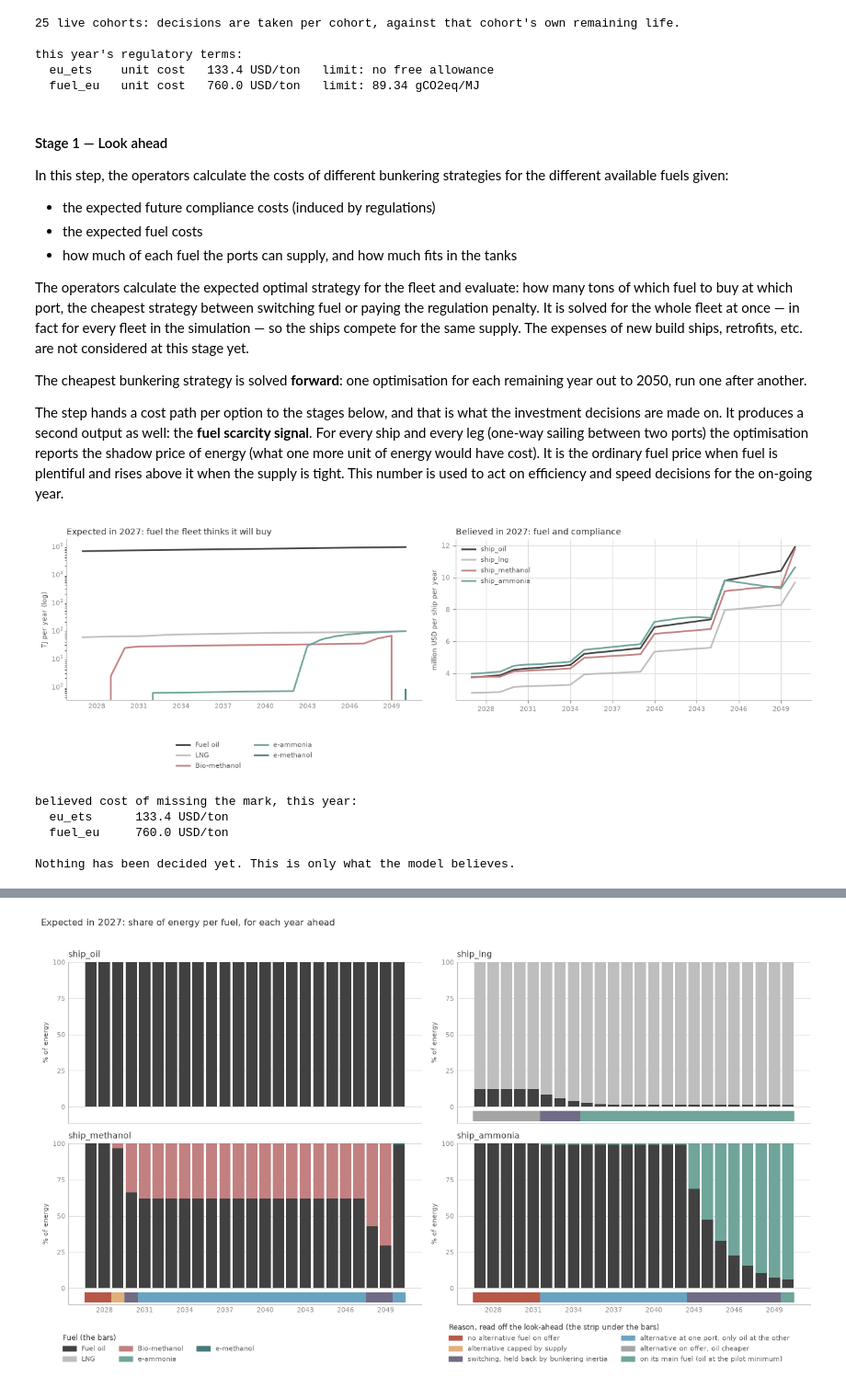
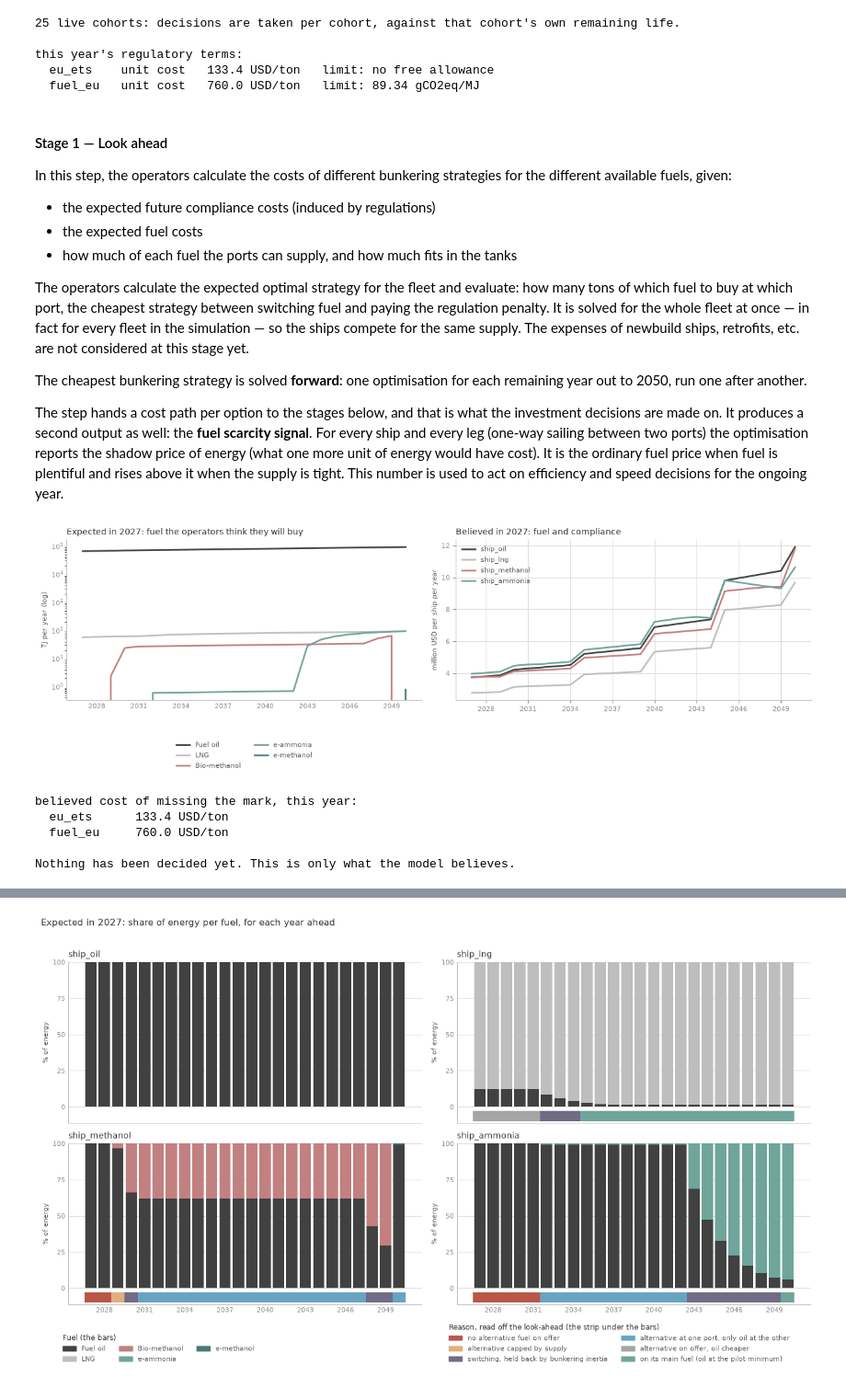
Before and after one commit to zerocarbonshipping/navigate-zcs, a Jupyter notebook: docs/workshop/02-understand-navigate.ipynb, the cells around one changed output, grey strips where cells are left out. Shown at 92% size. Drawn from its saved outputs; the diff is of its cells as text; code cells hidden in the pictures.

```diff
--- a/docs/workshop/02-understand-navigate.ipynb
+++ b/docs/workshop/02-understand-navigate.ipynb
@@ -2092,18 +2092,18 @@ this year's regulatory terms:
 # %% [markdown]
 #### Stage 1 — Look ahead
 
-In this step, the operators calculate the costs of different bunkering strategies for the different available fuels given:
+In this step, the operators calculate the costs of different bunkering strategies for the different available fuels, given:
 - the expected future compliance costs (induced by regulations)
 - the expected fuel costs
 - how much of each fuel the ports can supply, and how much fits in the tanks
 
-The operators calculate the expected optimal strategy for the fleet and evaluate: how many tons of which fuel to buy at which port, the cheapest strategy between switching fuel or paying the regulation penalty. It is solved for the whole fleet at once — in fact for every fleet in the simulation — so the ships compete for the same supply. The expenses of new build ships, retrofits, etc. are not considered at this stage yet.
+The operators calculate the expected optimal strategy for the fleet and evaluate: how many tons of which fuel to buy at which port, the cheapest strategy between switching fuel and paying the regulation penalty. It is solved for the whole fleet at once — in fact for every fleet in the simulation — so the ships compete for the same supply. The expenses of newbuild ships, retrofits, etc. are not considered at this stage yet.
 
 The cheapest bunkering strategy is solved **forward**: one optimisation for each remaining year out to 2050, run one after another.
 
-The step hands a cost path per option to the stages below, and that is what the investment decisions are made on. It produces a second output as well: the **fuel scarcity signal**. For every ship and every leg (one-way sailing between two ports) the optimisation reports the shadow price of energy (what one more unit of energy would have cost). It is the ordinary fuel price when fuel is plentiful and rises above it when the supply is tight. This number is used to act on efficiency and speed decisions for the on-going year.
+The step hands a cost path per option to the stages below, and that is what the investment decisions are made on. It produces a second output as well: the **fuel scarcity signal**. For every ship and every leg (one-way sailing between two ports) the optimisation reports the shadow price of energy (what one more unit of energy would have cost). It is the ordinary fuel price when fuel is plentiful and rises above it when the supply is tight. This number is used to act on efficiency and speed decisions for the ongoing year.
 # %%
-# @title Stage 1 figures: what the fleet expects to buy and to pay
+# @title Stage 1 figures: what the operators expect to buy and to pay
 from matplotlib.patches import Patch
 
 from navigate.illustrations.plots._labels import FUEL_ORDER
@@ -2185,7 +2185,7 @@ def draw_expected_demand(step, ax, scale_over=None, legend=True):
         ax.plot(demand.index, demand[fuel], lw=2, color=fuel_colour(fuel),
                 label=fuel_label(fuel))
     ax.set_yscale("log")
-    ax.set_title(f"Expected in {YEARS[step]}: fuel the fleet thinks it will buy",
+    ax.set_title(f"Expected in {YEARS[step]}: fuel the operators think they will buy",
                  fontsize=10, color=INK, loc="left")
     ax.set_ylabel("TJ per year (log)", fontsize=8, color=SUBINK)
     ax.xaxis.set_major_locator(MaxNLocator(integer=True))
@@ -2218,34 +2218,34 @@ fig, (axL, ax1) = plt.subplots(1, 2, figsize=(13, 4.8))
 draw_expected_demand(STEP_EARLY, axL)
 
 # what the operators expect each configuration to cost, from this year on
 for name in CONFIGS:
     colour = config_colour(name)
     path = snap["operator"][name]["expense_path"] / 1e6
     ax1.plot(YEARS[STEP_EARLY:], path, lw=2, color=colour, label=name)
 ax1.set_title(f"Believed in {FOCUS_YEARS[0]}: fuel and compliance", fontsize=10,
               color=INK, loc="left")
 ax1.set_ylabel("million USD per ship per year", fontsize=8, color=SUBINK)
 ax1.xaxis.set_major_locator(MaxNLocator(integer=True))   # years, not 2030.0
 ax1.grid(color=GRID, lw=0.8)
 ax1.set_axisbelow(True)
 ax1.tick_params(colors=TICK, labelsize=8)
 for side in ("top", "right"):
     ax1.spines[side].set_visible(False)
 for side in ("left", "bottom"):
     ax1.spines[side].set_color(AXIS)
 ax1.legend(fontsize=8, frameon=False, labelcolor=SUBINK)
 
 fig.tight_layout(rect=(0, 0.05, 1, 1))
 plt.show()
 
 # the only regulation figure that belongs in a look-ahead: what the operators BELIEVE
 # a unit of non-compliance will cost. What it ends up buying is settled in Stage 4.
 print("believed cost of missing the mark, this year:")
 for name, reg in snap["regulation"].items():
     print(f"  {name:9} {reg['unit_cost']:7.1f} USD/ton")
 print("\nNothing has been decided yet. This is only what the model believes.")
 # %% [output]
-[figure, old version]
+[figure, new version]
 believed cost of missing the mark, this year:
   eu_ets      133.4 USD/ton
   fuel_eu     760.0 USD/ton
```
Also changed, not shown: parts of 40 cells of this notebook, 10 other files.
